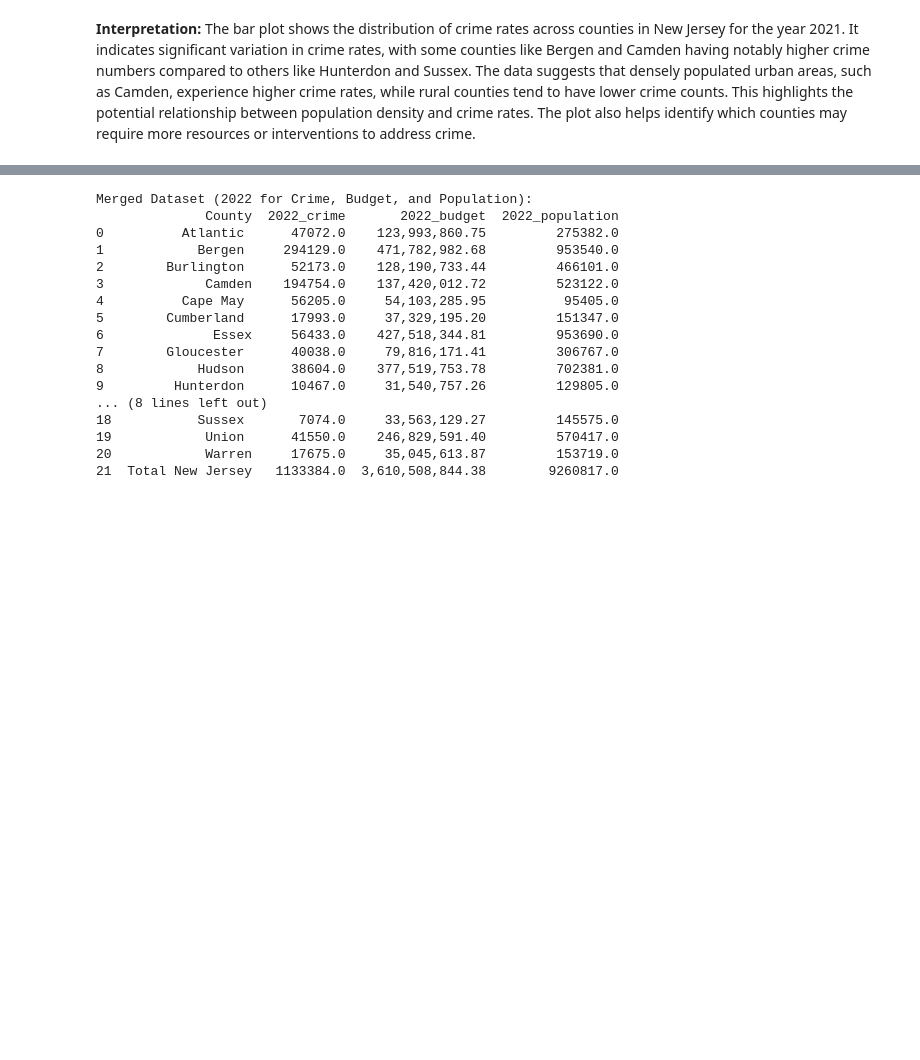
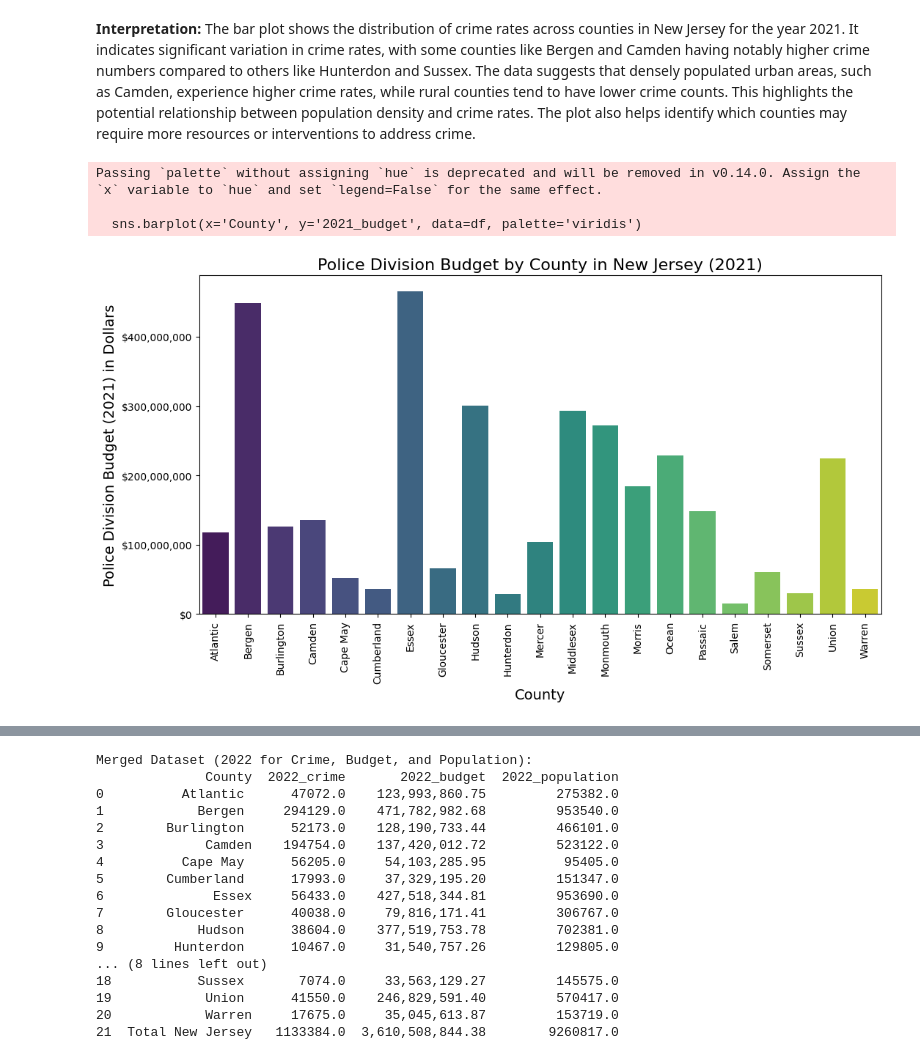
Before and after one commit to erikaguiracocha/Data-Visualization-2025, a Jupyter notebook: PS2erikaguiracocha.ipynb, the cells around one changed output, grey strips where cells are left out. Cells and saved outputs as stored; diff of their text form; code cells hidden in the pictures; blank space fills up the shorter version.

```diff
--- a/PS2erikaguiracocha.ipynb
+++ b/PS2erikaguiracocha.ipynb
@@ -378,3 +378,43 @@ Passing `palette` without assigning `hue` is deprecated and will be removed in v
 [figure]
 # %% [markdown]
 **Interpretation:** The bar plot shows the distribution of crime rates across counties in New Jersey for the year 2021. It indicates significant variation in crime rates, with some counties like Bergen and Camden having notably higher crime numbers compared to others like Hunterdon and Sussex. The data suggests that densely populated urban areas, such as Camden, experience higher crime rates, while rural counties tend to have lower crime counts. This highlights the potential relationship between population density and crime rates. The plot also helps identify which counties may require more resources or interventions to address crime.
+# %%
+import matplotlib.ticker as mtick
+# Sample Data: Replace with your actual dataset
+data = {
+    'County': ['Atlantic', 'Bergen', 'Burlington', 'Camden', 'Cape May', 'Cumberland', 'Essex', 'Gloucester', 'Hudson',
+               'Hunterdon', 'Mercer', 'Middlesex', 'Monmouth', 'Morris', 'Ocean', 'Passaic', 'Salem', 'Somerset',
+               'Sussex', 'Union', 'Warren', 'Total New Jersey'],
+    '2021_budget': [117407829.60, 448124550.75, 125868638.98, 135626159.37, 52207062.40, 36259361.36, 464878127.99, 65845717.39,
+                    300219111.87, 29438131.72, 104382301.52, 292934332.15, 271539409.48, 184152262.87, 228994762.61,
+                    148684341.76, 15079410.98, 60327888.26, 29710261.77, 224208846.59, 36259361.36, 3362824807.29]
+}
+
+# Create DataFrame
+df = pd.DataFrame(data)
+
+# Remove the 'Total New Jersey' row
+df = df[df['County'] != 'Total New Jersey']
+
+# Plotting the bar plot for police division budget by county (2021)
+plt.figure(figsize=(12, 6))
+sns.barplot(x='County', y='2021_budget', data=df, palette='viridis')
+
+# Rotate the county names on the X-axis for better readability
+plt.xticks(rotation=90)
+
+# Add titles and labels
+plt.title('Police Division Budget by County in New Jersey (2021)', fontsize=16)
+plt.xlabel('County', fontsize=14)
+plt.ylabel('Police Division Budget (2021) in Dollars', fontsize=14)
+
+# Format the Y-axis to display values in dollar format
+plt.gca().yaxis.set_major_formatter(mtick.StrMethodFormatter('${x:,.0f}'))
+
+# Display the plot
+plt.show()
+# %% [output]
+Passing `palette` without assigning `hue` is deprecated and will be removed in v0.14.0. Assign the `x` variable to `hue` and set `legend=False` for the same effect.
+
+  sns.barplot(x='County', y='2021_budget', data=df, palette='viridis')
+[figure, added]
```
Also changed, not shown: parts of 16 cells of this notebook.
